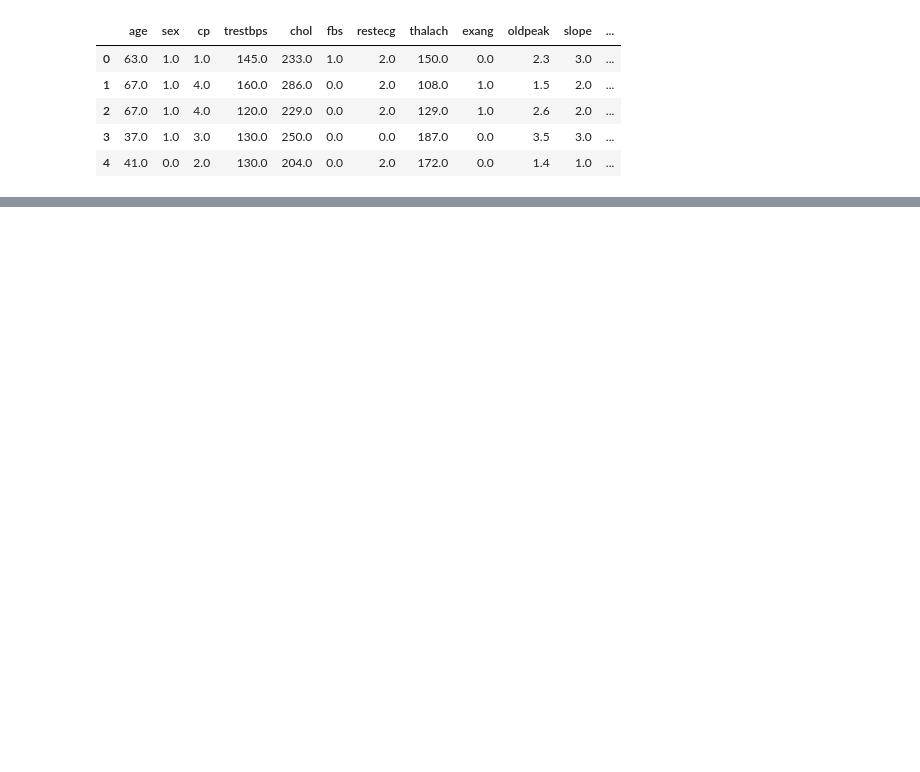
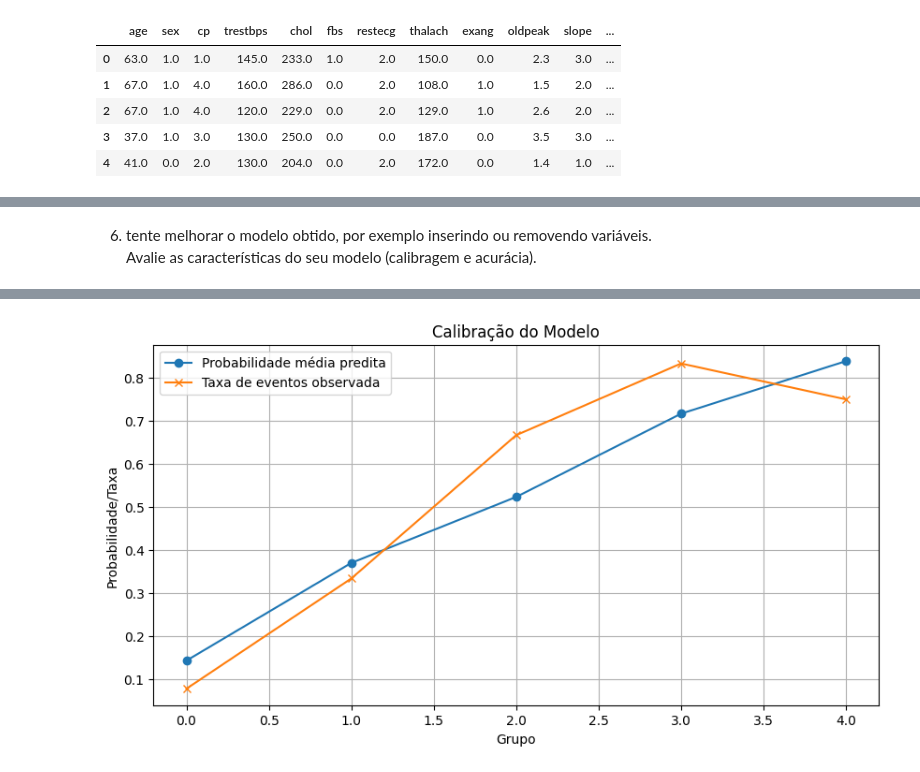
Before and after one commit to andresucharskicarneiro/ebac_ciencia_dados, a Jupyter notebook: Projeto_33_Insights_Analise_Doenca_Cardiaca_V2/Analise_Doenças_Cardiacas_V2.ipynb, the cells around one changed output, grey strips where cells are left out. Cells and saved outputs as stored; diff of their text form; code cells hidden in the pictures; blank space fills up the shorter version.

```diff
--- a/Projeto_33_Insights_Analise_Doenca_Cardiaca_V2/Analise_Doenças_Cardiacas_V2.ipynb
+++ b/Projeto_33_Insights_Analise_Doenca_Cardiaca_V2/Analise_Doenças_Cardiacas_V2.ipynb
@@ -275,0 +425,66 @@ A aplicação desses insights em campanhas e programas pode **reduzir a carga so
+# %% [markdown]
+6. tente melhorar o modelo obtido, por exemplo inserindo ou removendo variáveis.
+    Avalie as características do seu modelo (calibragem e acurácia).
+# %%
+import pandas as pd
+import numpy as np
+import statsmodels.api as sm
+import matplotlib.pyplot as plt
+from sklearn.model_selection import train_test_split
+from sklearn.preprocessing import OneHotEncoder
+from sklearn.metrics import confusion_matrix, classification_report
+
+# Carregar os dados
+url = 'https://archive.ics.uci.edu/ml/machine-learning-databases/heart-disease/processed.cleveland.data'
+df = pd.read_csv(url,
+                 names=['age', 'sex', 'cp', 'trestbps', 'chol', 'fbs', 'restecg',
+                        'thalach', 'exang', 'oldpeak', 'slope', 'ca', 'thal', 'num'])
+df['flag_doente'] = (df['num'] != 0).astype('int64')
+
+# Definindo variáveis independentes e dependentes
+X = df[['age', 'sex', 'cp', 'trestbps']]
+y = df['flag_doente']
+
+# Transformação de variáveis categóricas em dummies
+X = pd.get_dummies(X, drop_first=True)
+
+# Dividir os dados em conjunto de treino e teste
+X_train, X_test, y_train, y_test = train_test_split(X, y, test_size=0.2, random_state=42)
+
+# Construção do modelo de regressão logística
+model = sm.Logit(y_train, sm.add_constant(X_train)).fit()
+
+# Resumo do modelo
+print(model.summary())
+
+# Avaliando as predições
+y_pred_prob = model.predict(sm.add_constant(X_test))
+y_pred = (y_pred_prob > 0.5).astype(int)
+
+# Relatório de classificação
+print(classification_report(y_test, y_pred))
+
+# Confusão
+conf_matrix = confusion_matrix(y_test, y_pred)
+print(conf_matrix)
+
+# Avaliando a calibração
+X_test['probabilidade'] = y_pred_prob
+X_test['grupo'] = pd.qcut(X_test['probabilidade'], 5, labels=False)
+
+# Calcular a probabilidade média por grupo
+prob_media = X_test.groupby('grupo')['probabilidade'].mean()
+# Use y_test para calcular a taxa de eventos
+taxa_eventos = pd.Series(y_test).groupby(X_test['grupo']).mean()
+
+# Gráfico esperado vs observado
+plt.figure(figsize=(10, 5))
+plt.plot(prob_media.index, prob_media.values, label='Probabilidade média predita', marker='o')
+plt.plot(taxa_eventos.index, taxa_eventos.values, label='Taxa de eventos observada', marker='x')
+plt.title('Calibração do Modelo')
+plt.xlabel('Grupo')
+plt.ylabel('Probabilidade/Taxa')
+plt.legend()
+plt.grid()
+plt.show()
+# %% [output]
@@ -275,0 +508 @@ A aplicação desses insights em campanhas e programas pode **reduzir a carga so
+[figure, added]
```
Also changed, not shown: parts of 25 cells of this notebook.
